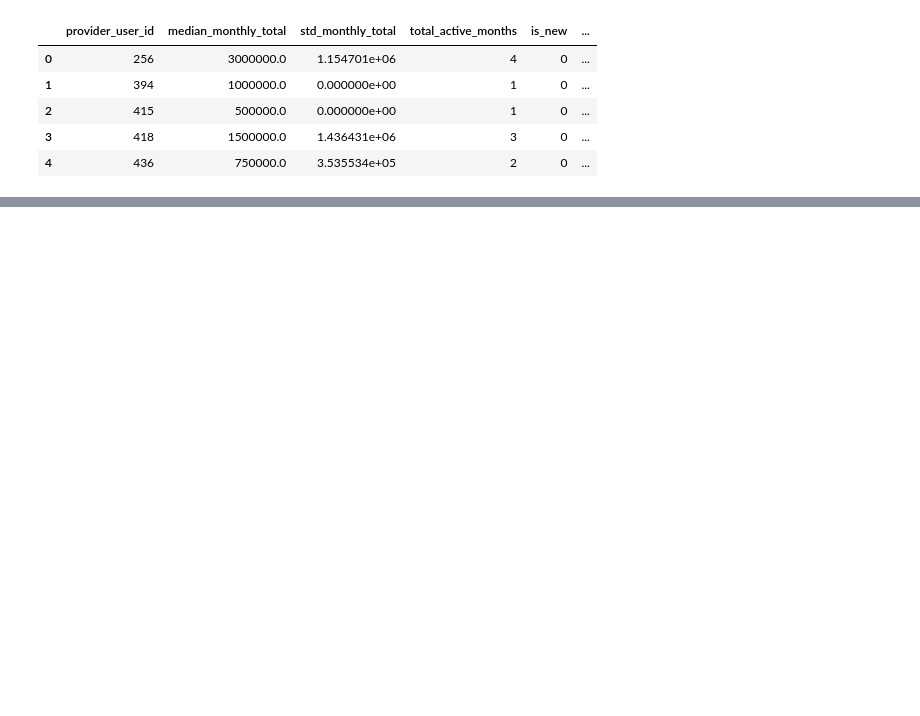
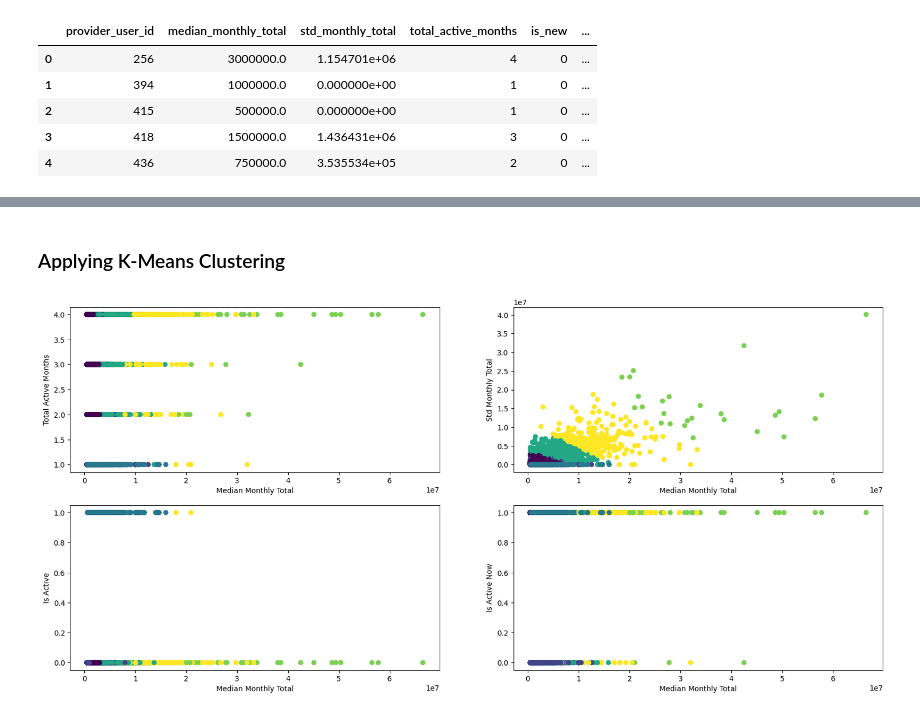
Before and after one commit to MaryamAhmadinejad/khedmatazma-providers-clustering, a Jupyter notebook: main.ipynb, the cells around one changed output, grey strips where cells are left out. Saved outputs shown, nothing was run; the diff lists cells and outputs as text; code cells hidden in the pictures; blank space fills up the shorter version.

```diff
--- a/main.ipynb
+++ b/main.ipynb
@@ -115,0 +165,25 @@ providers.head()
+# %% [markdown]
+### Applying K-Means Clustering
+# %%
+km = KMeans(n_clusters=6)
+km.fit(scaled_features_df)
+providers['cluster']=km.labels_
+
+
+fig, axes = plt.subplots(2, 2, figsize=(20, 9))
+axes[0, 0].scatter(providers['median_monthly_total'], providers['total_active_months'], c=providers['cluster']);
+axes[0, 0].set_xlabel("Median Monthly Total");
+axes[0, 0].set_ylabel("Total Active Months");
+axes[0, 1].scatter(providers['median_monthly_total'], providers['std_monthly_total'], c=providers['cluster']);
+axes[0, 1].set_xlabel("Median Monthly Total");
+axes[0, 1].set_ylabel("Std Monthly Total");
+axes[1, 0].scatter(providers['median_monthly_total'], providers['is_new'], c=providers['cluster']);
+axes[1, 0].set_xlabel("Median Monthly Total");
+axes[1, 0].set_ylabel("Is Active");
+axes[1, 1].scatter(providers['median_monthly_total'], providers['is_active_now'], c=providers['cluster']);
+axes[1, 1].set_xlabel("Median Monthly Total");
+axes[1, 1].set_ylabel("Is Active Now");
+
+# providers.head(20)
+# %% [output]
+[figure, added]
```
Also changed, not shown: parts of 23 cells of this notebook.
